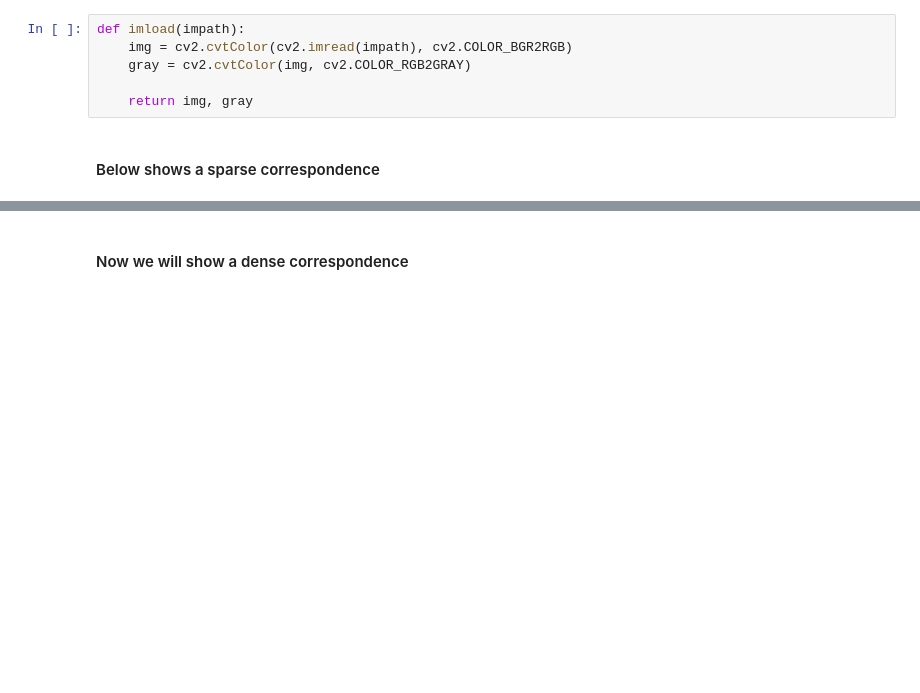
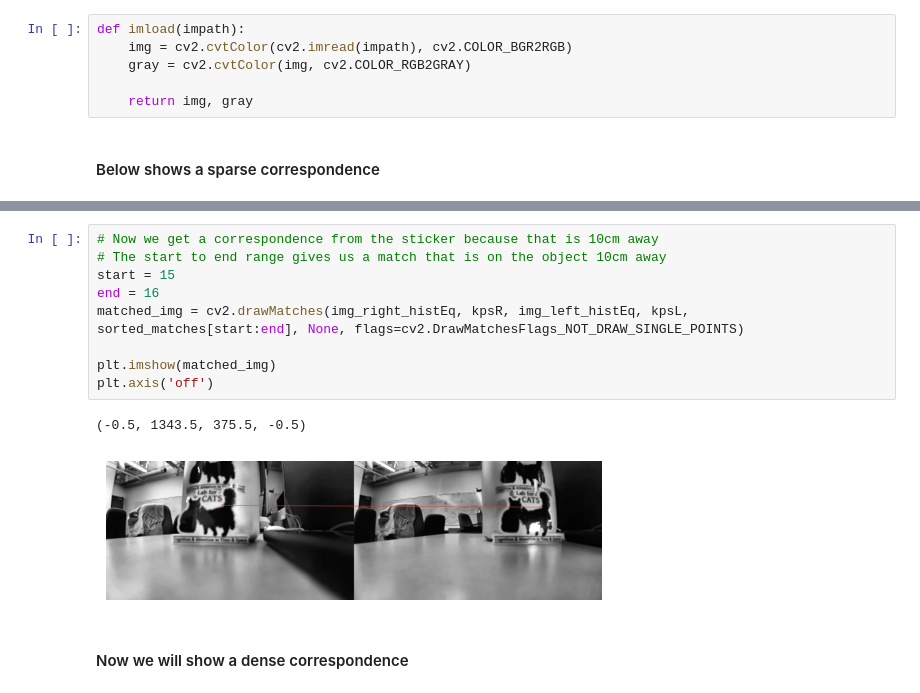
Before and after one commit to JoshuaG-K/stereo-camera-depth-tool, a Jupyter notebook: stereo-camera-depth.ipynb, the cells around one changed output, grey strips where cells are left out. Cells and saved outputs as stored; diff of their text form; blank space fills up the shorter version.

```diff
--- a/stereo-camera-depth.ipynb
+++ b/stereo-camera-depth.ipynb
@@ -197,3 +197,15 @@ Found 148 matches.
+# %%
+# Now we get a correspondence from the sticker because that is 10cm away
+# The start to end range gives us a match that is on the object 10cm away
+start = 15
+end = 16
+matched_img = cv2.drawMatches(img_right_histEq, kpsR, img_left_histEq, kpsL, sorted_matches[start:end], None, flags=cv2.DrawMatchesFlags_NOT_DRAW_SINGLE_POINTS)
+
+plt.imshow(matched_img)
+plt.axis('off')
+# %% [output]
+(-0.5, 1343.5, 375.5, -0.5)
+[figure, added]
 # %% [markdown]
 #### Now we will show a dense correspondence ####
 # %%
```
Also changed, not shown: parts of 1 cell of this notebook.
